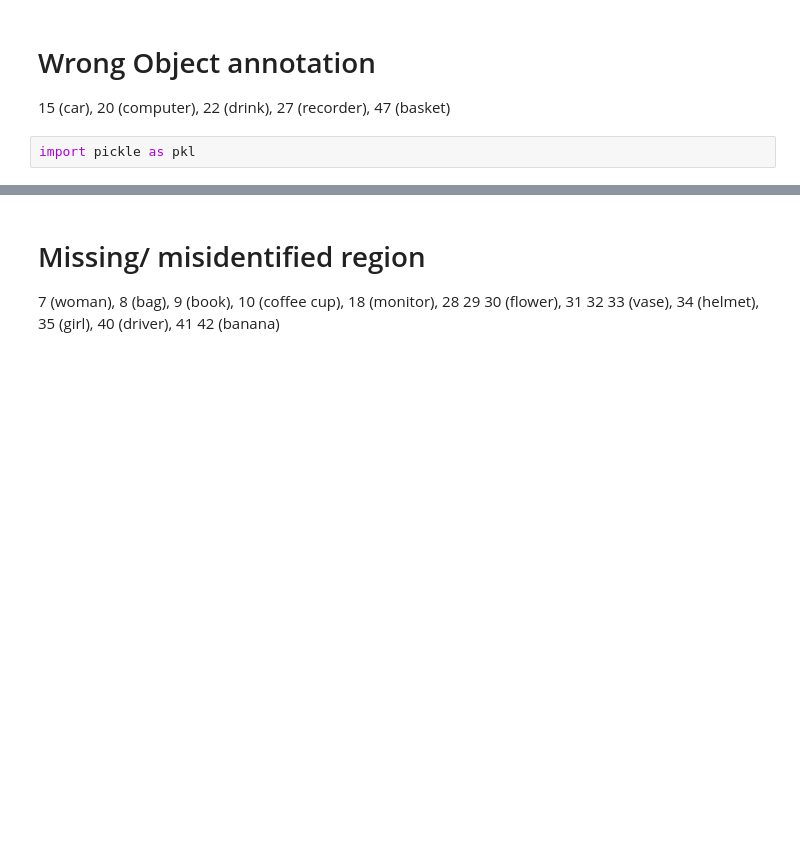
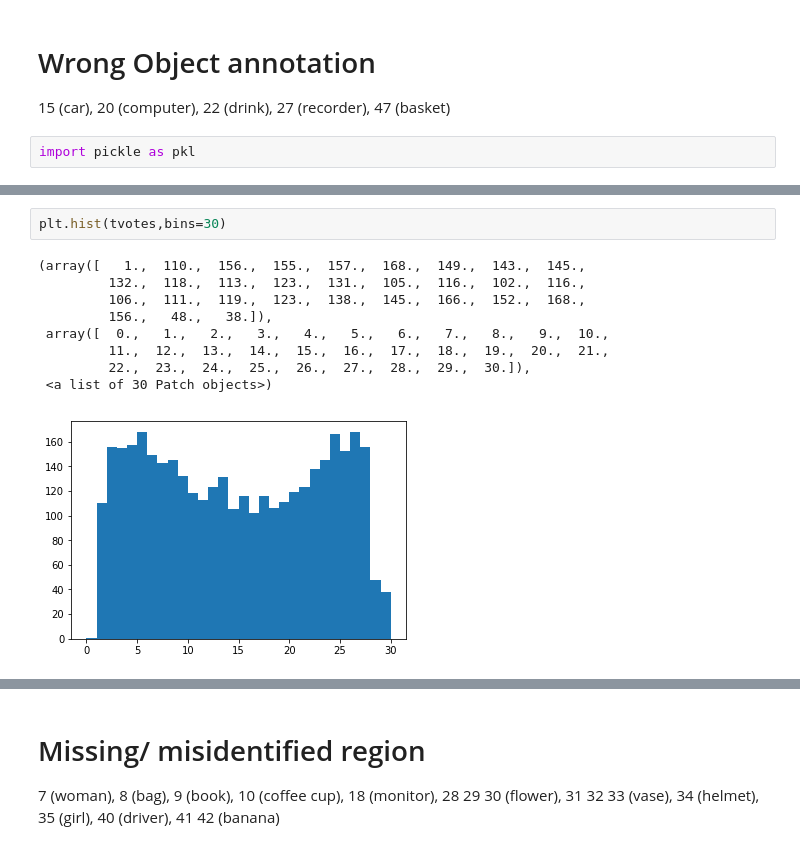
Before and after one commit to cognoscentai/segmentation, a Jupyter notebook: ipynb/Preprocessing.ipynb, the cells around one changed output, grey strips where cells are left out. Saved outputs shown, nothing was run; the diff lists cells and outputs as text; blank space fills up the shorter version.

```diff
--- a/ipynb/Preprocessing.ipynb
+++ b/ipynb/Preprocessing.ipynb
@@ -20,0 +29,12 @@ The plot on the right is compounded with the area information since the number o
+# %%
+plt.hist(tvotes,bins=30)
+# %% [output]
+(array([   1.,  110.,  156.,  155.,  157.,  168.,  149.,  143.,  145.,
+         132.,  118.,  113.,  123.,  131.,  105.,  116.,  102.,  116.,
+         106.,  111.,  119.,  123.,  138.,  145.,  166.,  152.,  168.,
+         156.,   48.,   38.]),
+ array([  0.,   1.,   2.,   3.,   4.,   5.,   6.,   7.,   8.,   9.,  10.,
+         11.,  12.,  13.,  14.,  15.,  16.,  17.,  18.,  19.,  20.,  21.,
+         22.,  23.,  24.,  25.,  26.,  27.,  28.,  29.,  30.]),
+ <a list of 30 Patch objects>)
+[figure, added]
```
Also changed, not shown: parts of 6 cells of this notebook.
